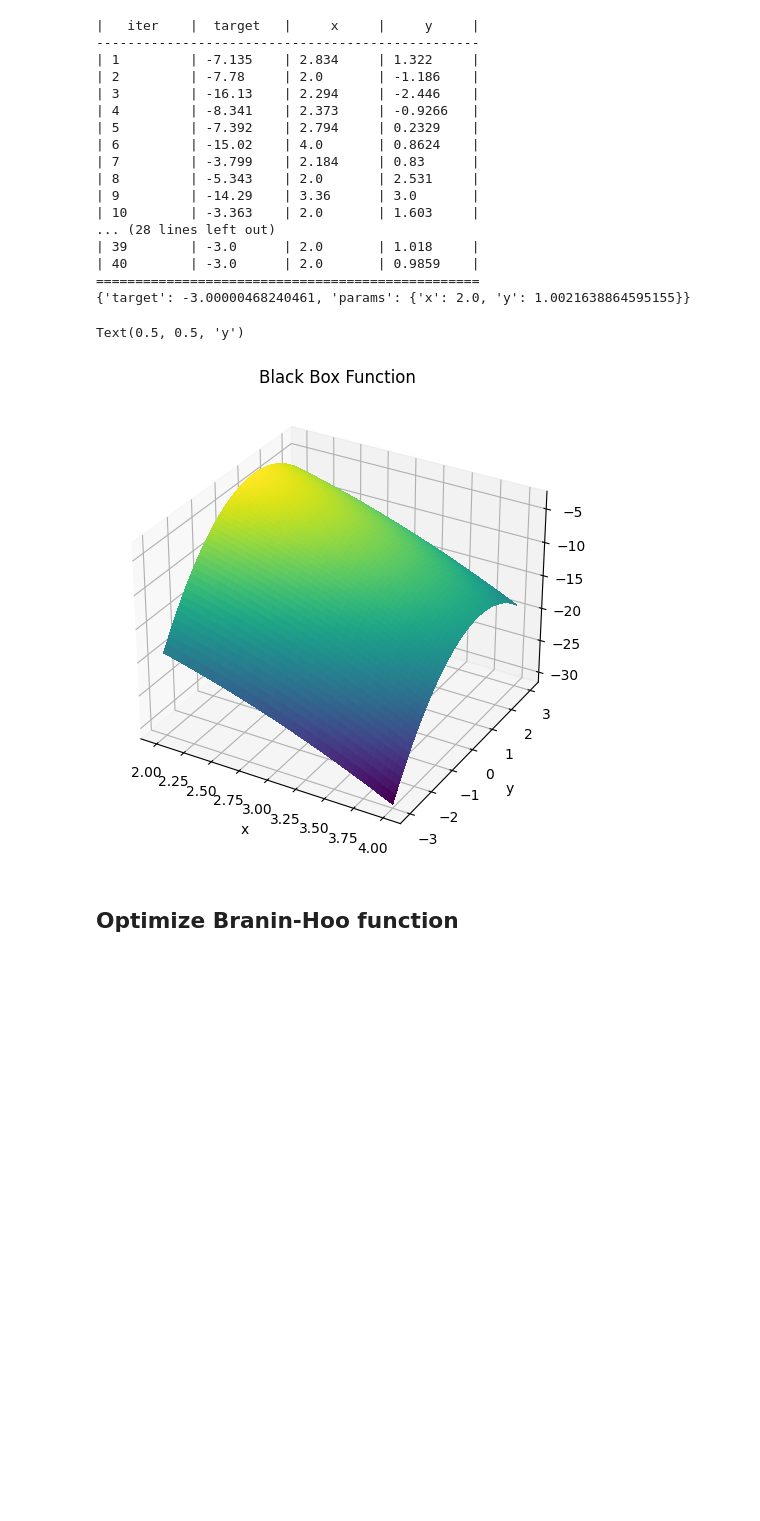
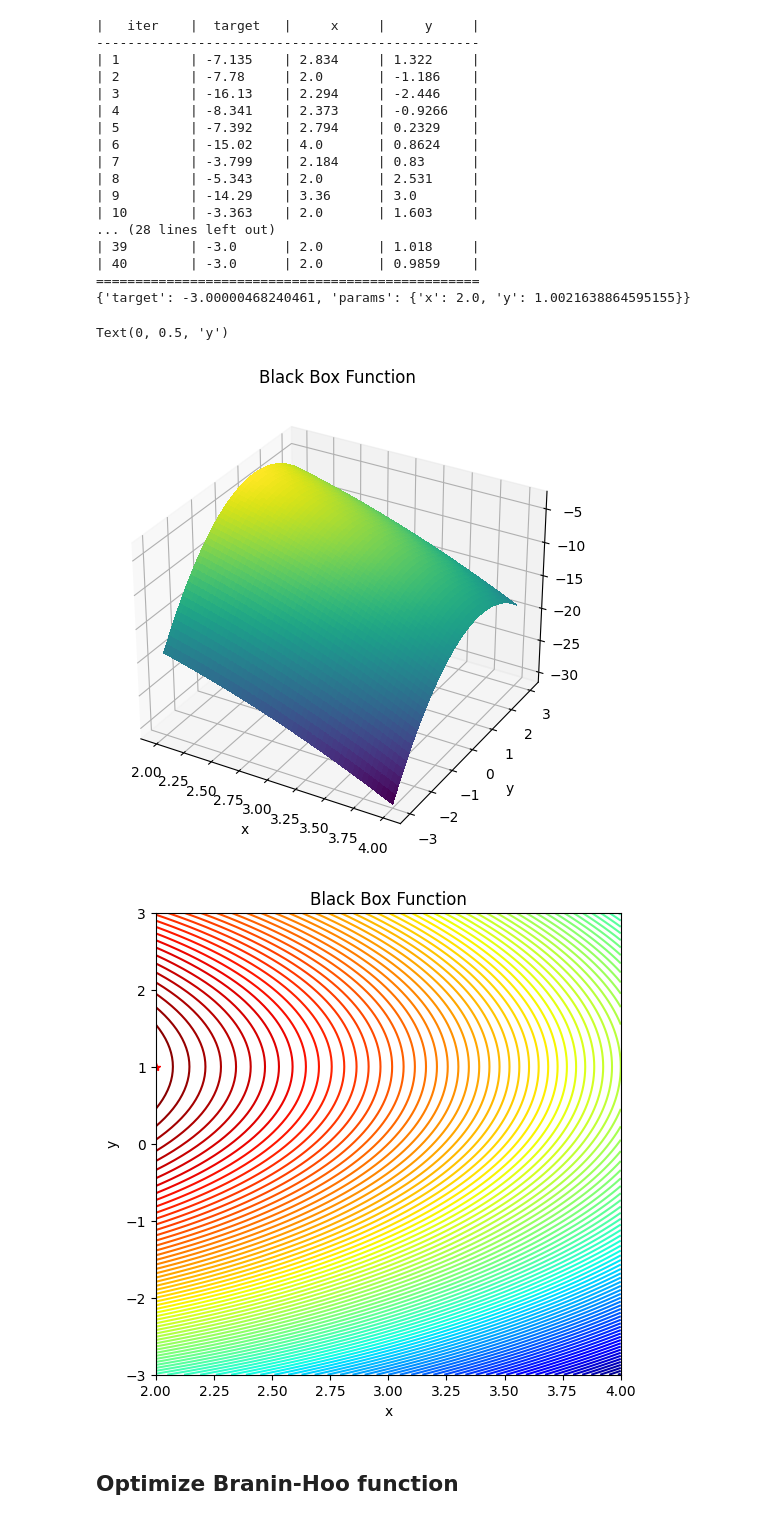
Before and after one commit to RichProgrammerEE/ECE524-Machine-Learning, a Jupyter notebook: final_project/existing_bayes_opt.ipynb, the cells around one changed output. Drawn from its saved outputs; the diff is of its cells as text; code cells hidden in the pictures; blank space fills up the shorter version.

```diff
--- a/final_project/existing_bayes_opt.ipynb
+++ b/final_project/existing_bayes_opt.ipynb
@@ -46,7 +46,8 @@ optimizer.maximize(
     n_iter=35,
 )
 
-print(optimizer.max)
+max = optimizer.max
+print(max)
 # %% [output]
 |   iter    |  target   |     x     |     y     |
 -------------------------------------------------
@@ -68,20 +69,29 @@ print(optimizer.max)
 # %%
 x_axis = np.linspace(2, 4, 100)
 y_axis = np.linspace(-3, 3, 100)
 XA, YA = np.meshgrid(x_axis, y_axis)
 vfunc = np.vectorize(black_box_function)
 Z = vfunc(XA, YA)
 
 fig = plt.figure(figsize=(6, 6))
 ax = plt.axes(projection='3d')
 surf = ax.plot_surface(XA, YA, Z, cmap=cm.viridis,
                        linewidth=0, antialiased=False)
 plt.title("Black Box Function")
 plt.xlabel("x")
 plt.ylabel("y")
+
+fig, ax = plt.subplots(figsize=(6, 6))
+ax.contour(XA, YA, Z, levels=100, cmap=cm.jet)
+max = [max["params"]["x"], max["params"]["y"]]
+ax.plot(*max, "r*")
+plt.title("Black Box Function")
+plt.xlabel("x")
+plt.ylabel("y")
 # %% [output]
-Text(0.5, 0.5, 'y')
+Text(0, 0.5, 'y')
 [figure]
+[figure, added]
 # %% [markdown]
 ## Optimize Branin-Hoo function
 # %%
```
Also changed, not shown: parts of 2 cells of this notebook, 3 other files.
